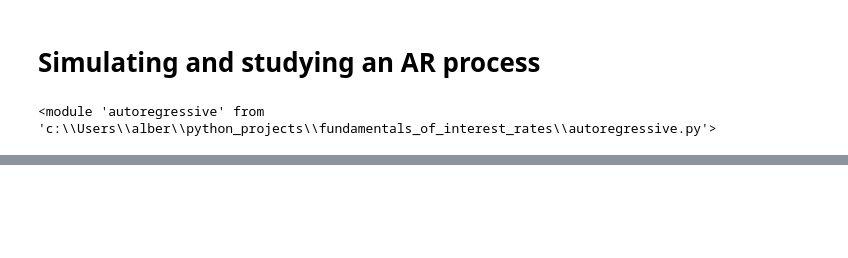
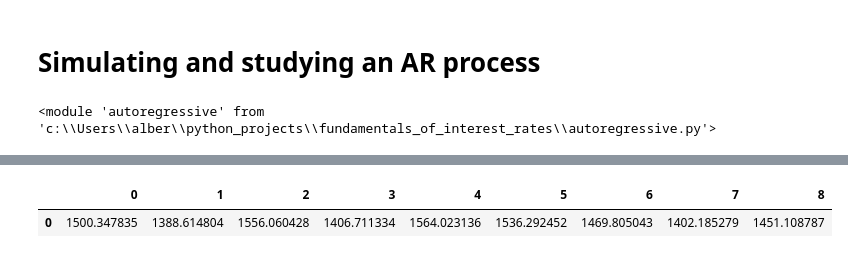
Before and after one commit to kiddrast/Pricing-with-Indirect-Inference, a Jupyter notebook: analysis.ipynb, the cells around one changed output, grey strips where cells are left out. Drawn from its saved outputs; the diff is of its cells as text; code cells hidden in the pictures; blank space fills up the shorter version.

Commit message:
Added integrated volatility

```diff
--- a/analysis.ipynb
+++ b/analysis.ipynb
@@ -21,3 +21,9 @@ model.plot_paths()
+# %%
+integrated_vol = model.get_integrated_volatility()
+df(integrated_vol).head()
+# %% [output]
+|  | 0 | 1 | 2 | 3 | 4 | 5 | 6 | 7 | 8 |
+| 0 | 1500.347835 | 1388.614804 | 1556.060428 | 1406.711334 | 1564.023136 | 1536.292452 | 1469.805043 | 1402.185279 | 1451.108787 |
 # %%
 coefficients = model.fit_ar()
 df(coefficients).head()
```
Also changed, not shown: parts of 5 cells of this notebook, 2 other files.
